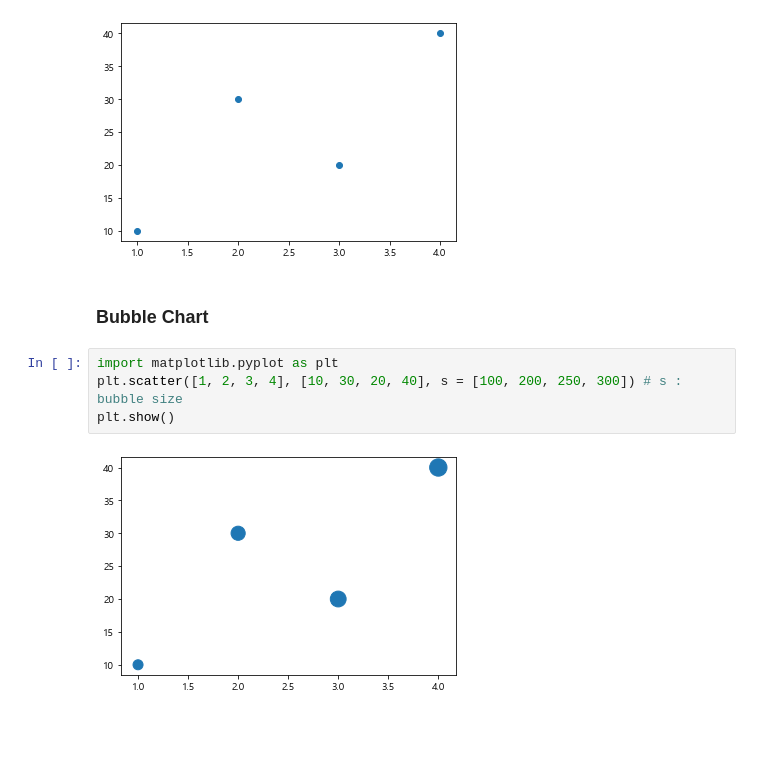
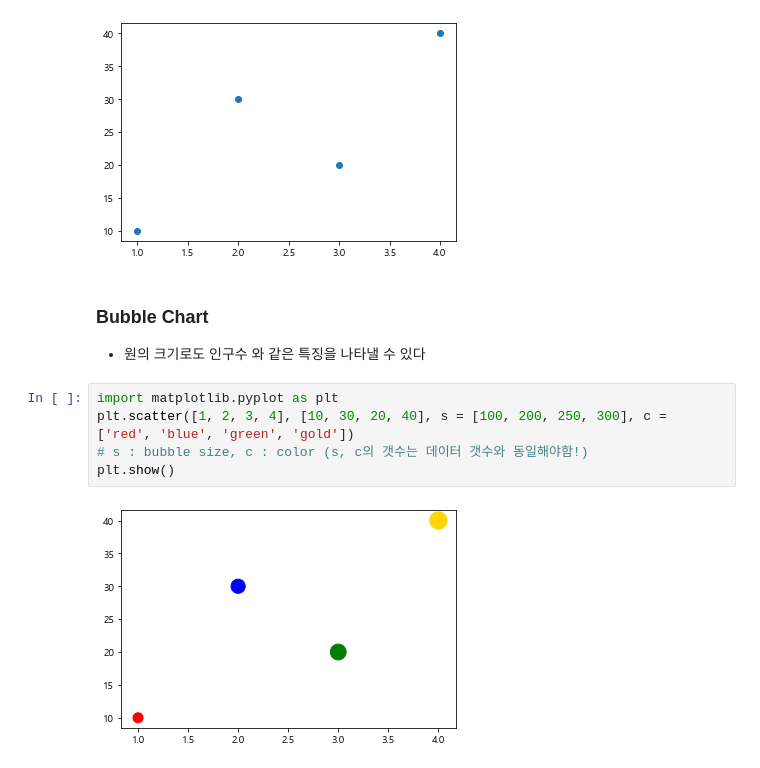
Before and after one commit to ujin2021/Python-Data, a Jupyter notebook: unit_10/unit10.ipynb, the cells around one changed output. Drawn from its saved outputs; the diff is of its cells as text; blank space fills up the shorter version.

```diff
--- a/unit_10/unit10.ipynb
+++ b/unit_10/unit10.ipynb
@@ -54,11 +54,14 @@ plt.scatter([1, 2, 3, 4], [10, 30, 20, 40])
 plt.show()
 # %% [output]
 [figure]
-# %% [markdown]
-### Bubble Chart
+# %% [markdown]
+### Bubble Chart
+
+* 원의 크기로도 인구수 와 같은 특징을 나타낼 수 있다
 # %%
 import matplotlib.pyplot as plt
-plt.scatter([1, 2, 3, 4], [10, 30, 20, 40], s = [100, 200, 250, 300]) # s : bubble size
+plt.scatter([1, 2, 3, 4], [10, 30, 20, 40], s = [100, 200, 250, 300], c = ['red', 'blue', 'green', 'gold'])
+# s : bubble size, c : color (s, c의 갯수는 데이터 갯수와 동일해야함!)
 plt.show()
 # %% [output]
-[figure, old version]
+[figure, new version]
```
Also changed, not shown: parts of 6 cells of this notebook.
